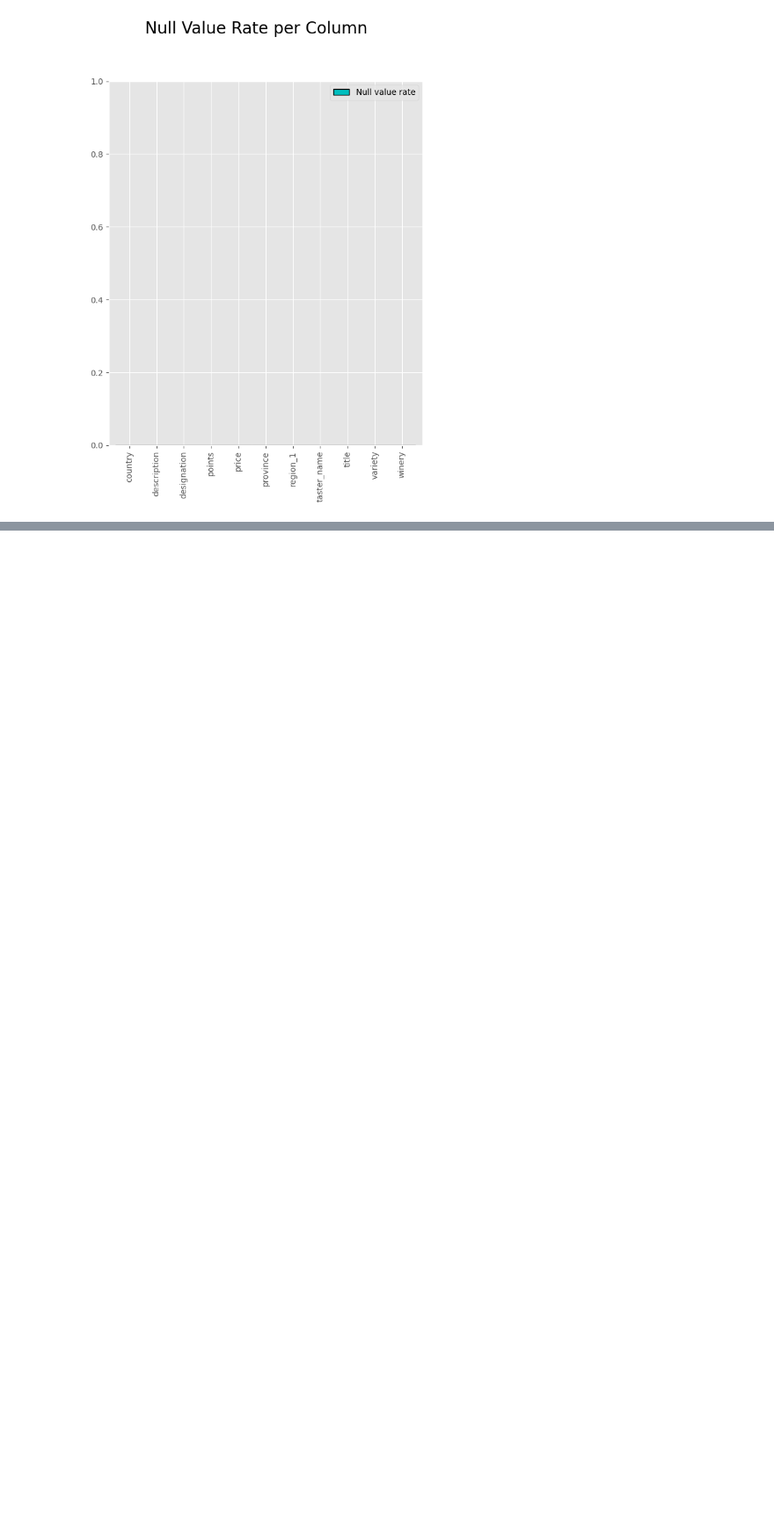
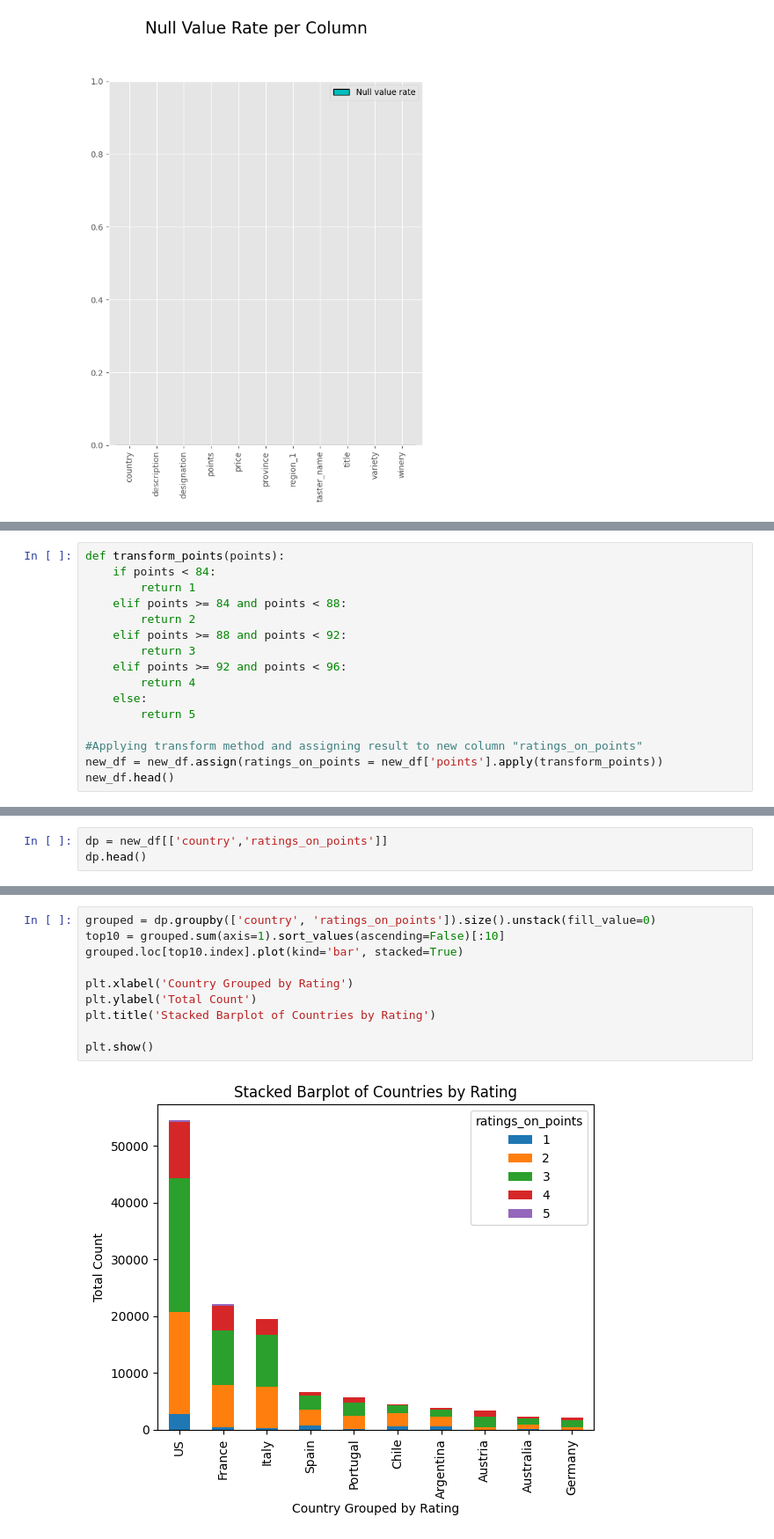
Before and after one commit to janmejoykar1807/KagglePracticeProject, a Jupyter notebook: Wine_Enthusiasts.ipynb, the cells around one changed output, grey strips where cells are left out. Shown: that part at 88% size. Saved outputs shown, nothing was run; the diff lists cells and outputs as text; blank space fills up the shorter version.

```diff
--- a/Wine_Enthusiasts.ipynb
+++ b/Wine_Enthusiasts.ipynb
@@ -391,0 +409,16 @@ new_df.head()
+# %%
+def transform_points(points):
+    if points < 84:
+        return 1
+    elif points >= 84 and points < 88:
+        return 2
+    elif points >= 88 and points < 92:
+        return 3
+    elif points >= 92 and points < 96:
+        return 4
+    else:
+        return 5
+
+#Applying transform method and assigning result to new column "ratings_on_points"
+new_df = new_df.assign(ratings_on_points = new_df['points'].apply(transform_points))
+new_df.head()
@@ -391,0 +432,3 @@ new_df.head()
+# %%
+dp = new_df[['country','ratings_on_points']]
+dp.head()
@@ -391,0 +442,12 @@ new_df.head()
+# %%
+grouped = dp.groupby(['country', 'ratings_on_points']).size().unstack(fill_value=0)
+top10 = grouped.sum(axis=1).sort_values(ascending=False)[:10]
+grouped.loc[top10.index].plot(kind='bar', stacked=True)
+
+plt.xlabel('Country Grouped by Rating')
+plt.ylabel('Total Count')
+plt.title('Stacked Barplot of Countries by Rating')
+
+plt.show()
+# %% [output]
+[figure, added]
```
Also changed, not shown: parts of 8 cells of this notebook.
